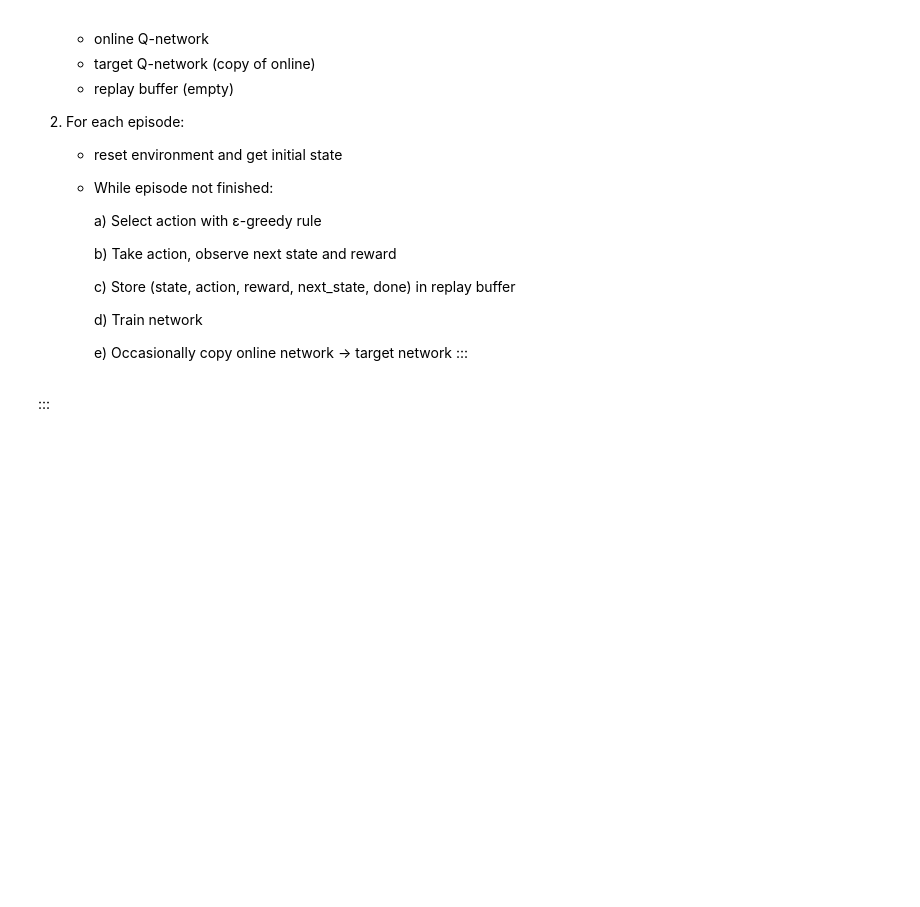
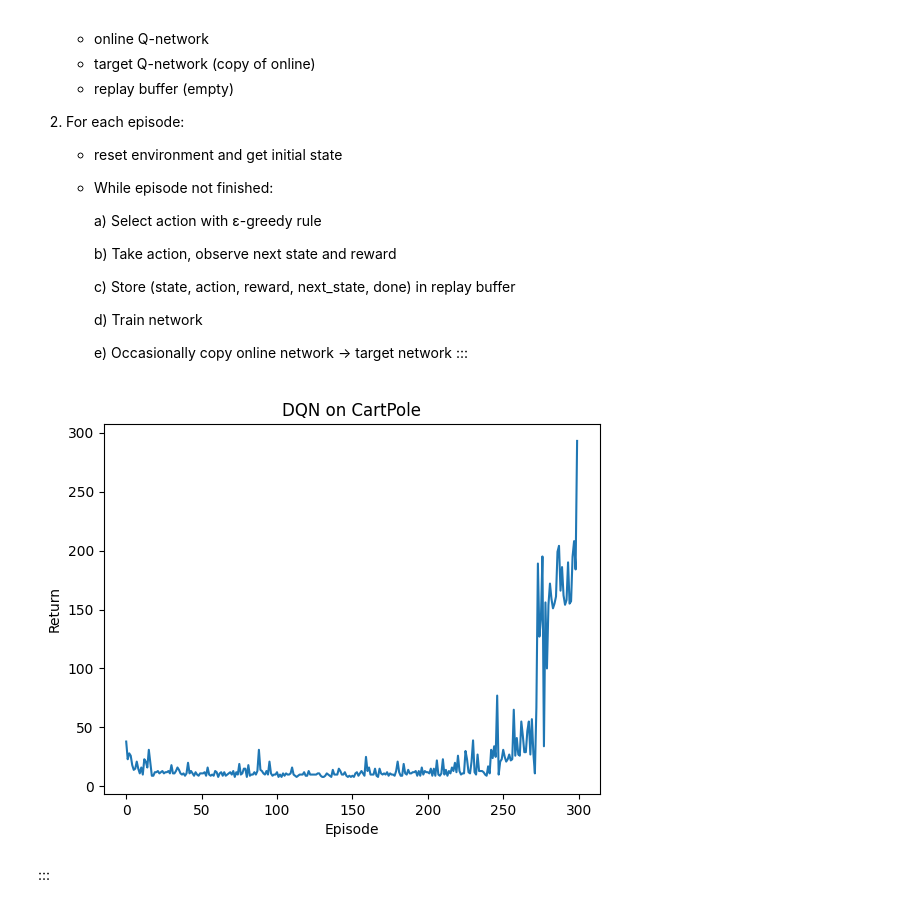
Before and after one commit to gorkamunoz/ML4Phys_UIBK_W25, a Jupyter notebook: nbs/course/RL/02_mdp_value_based.ipynb, the cells around one changed output. Saved outputs shown, nothing was run; the diff lists cells and outputs as text; code cells hidden in the pictures; blank space fills up the shorter version.

Commit message:
added solutions deepRL

```diff
--- a/nbs/course/RL/02_mdp_value_based.ipynb
+++ b/nbs/course/RL/02_mdp_value_based.ipynb
@@ -774,6 +774,8 @@ DQNAgent(state_dim=4, n_actions=2)
 # %% [markdown]
 Now let's act! Based on the e-greedy policy, implement the `act` method of the `DQNAgent` class that takes as input a state and returns an action.
 # %%
+# Your code here
+
 class DQNAgent(DQNAgent): # This is cheap trick to code classes recursively in notebooks
 
     def act(self, state):
@@ -781,10 +783,8 @@ class DQNAgent(DQNAgent): # This is cheap trick to code classes recursively in n
         self.steps_done += 1
 
 
-        '''
-        Important: because here there won't be any policy update, we can perform the sampling
-        from the q-network with torch.no_grad():
-        '''
+        # Important: because here there won't be any policy update, we can perform the sampling
+        # from the q-network with torch.no_grad():
         if ...
         # random step
         else:
@@ -825,9 +845,7 @@ class DQNAgent(DQNAgent):
             q_values = self.q_net(states)
             q_sa = q_values.gather(1, actions.unsqueeze(1)).squeeze(1)
 
-            '''
-            Now implement the same as above considering the previous batches.
-            '''
+            # Now implement the same as above considering the previous batches
 
 
 
@@ -930,5 +981,74 @@ Algorithm: Deep Q-Network (DQN)
 
           e) Occasionally copy online network → target network
 :::
+# %%
+#| code-fold: true
+#| code-summary: Solution - DQN training loop
+
+from tqdm import trange
+
+episodes = 300
+
+# Initialized the environment
+env = gym.make('CartPole-v1')
+state_dim = env.observation_space.shape[0]
+n_actions = env.action_space.n
+
+# Initialize the DQN agent and buffer
+agent = DQNAgent(state_dim, n_actions)
+batch_size=64
+target_update_freq=1000
+
+replay = ReplayBuffer(capacity = 50000)
+
+# We keep track of the number of total steps for the
+# target network update
+total_steps = 0
+
+# We keep track of the amount of rewards
+returns = []
+
+pbar = trange(episodes, desc="Training DQN", leave=True)
+
+for ep in pbar:
+
+    s, _ = env.reset()
+    ep_return = 0
+    done = False
+
+    while not done:
+        # act
+        a = agent.act(s)
+
+        s2, r, terminated, truncated, _ = env.step(a)
+        done = terminated or truncated
+
+        # store transition
+        replay.push(s, a, r, s2, done)
+        s = s2
+        ep_return += r
+        total_steps += 1
+
+        # update networks
+        agent.update(replay, batch_size)
+
+        if total_steps % target_update_freq == 0:
+            agent.update_target()
+
+    # logging
+    returns.append(ep_return)
+
+    pbar.set_postfix(
+        return_=f"{ep_return:.1f}",
+        eps=f"{agent.epsilon():.3f}"
+    )
+
+plt.plot(returns)
+plt.xlabel("Episode")
+plt.ylabel("Return")
+plt.title("DQN on CartPole")
+plt.show()
+# %% [output]
+[figure, added]
 # %% [markdown]
 :::
```
Also changed, not shown: parts of 2 cells of this notebook, 4 other files.
